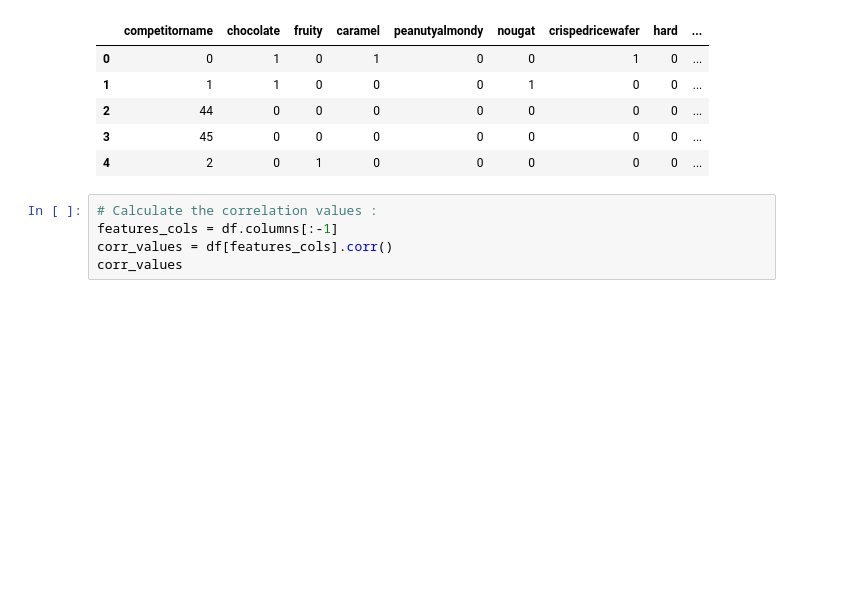
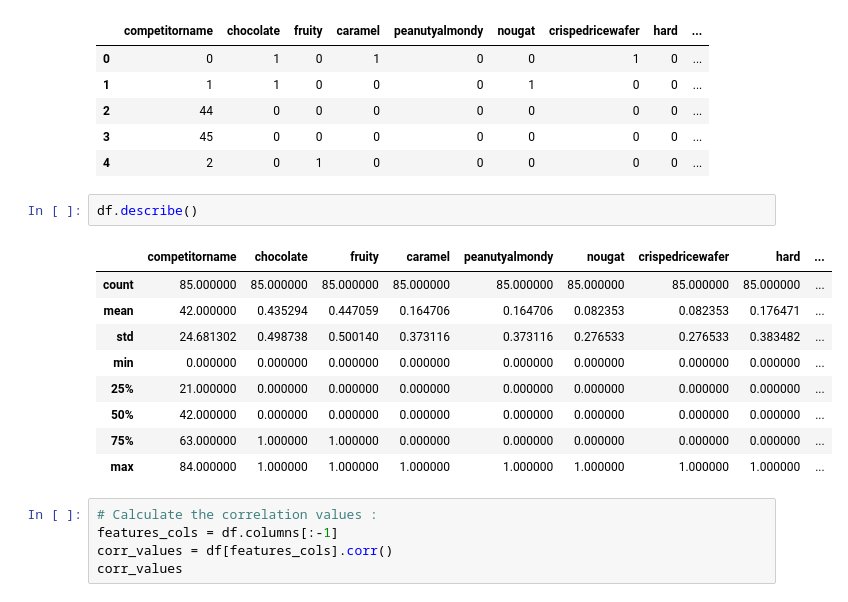
Before and after one commit to mohmaed7777/The-Ultimate-Halloween-Candy-Power-Ranking, a Jupyter notebook: Candy_Classification_by_using_Logistic_Regression_.ipynb, the cells around one changed output. Cells and saved outputs as stored; diff of their text form; blank space fills up the shorter version.

```diff
--- a/Candy_Classification_by_using_Logistic_Regression_.ipynb
+++ b/Candy_Classification_by_using_Logistic_Regression_.ipynb
@@ -153,6 +153,18 @@ df.head()
 | 2 | 44 | 0 | 0 | 0 | 0 | 0 | 0 | 0 | ... |
 | 3 | 45 | 0 | 0 | 0 | 0 | 0 | 0 | 0 | ... |
 | 4 | 2 | 0 | 1 | 0 | 0 | 0 | 0 | 0 | ... |
+# %%
+df.describe()
+# %% [output]
+|  | competitorname | chocolate | fruity | caramel | peanutyalmondy | nougat | crispedricewafer | hard | ... |
+| count | 85.000000 | 85.000000 | 85.000000 | 85.000000 | 85.000000 | 85.000000 | 85.000000 | 85.000000 | ... |
+| mean | 42.000000 | 0.435294 | 0.447059 | 0.164706 | 0.164706 | 0.082353 | 0.082353 | 0.176471 | ... |
+| std | 24.681302 | 0.498738 | 0.500140 | 0.373116 | 0.373116 | 0.276533 | 0.276533 | 0.383482 | ... |
+| min | 0.000000 | 0.000000 | 0.000000 | 0.000000 | 0.000000 | 0.000000 | 0.000000 | 0.000000 | ... |
+| 25% | 21.000000 | 0.000000 | 0.000000 | 0.000000 | 0.000000 | 0.000000 | 0.000000 | 0.000000 | ... |
+| 50% | 42.000000 | 0.000000 | 0.000000 | 0.000000 | 0.000000 | 0.000000 | 0.000000 | 0.000000 | ... |
+| 75% | 63.000000 | 1.000000 | 1.000000 | 0.000000 | 0.000000 | 0.000000 | 0.000000 | 0.000000 | ... |
+| max | 84.000000 | 1.000000 | 1.000000 | 1.000000 | 1.000000 | 1.000000 | 1.000000 | 1.000000 | ... |
 # %%
 # Calculate the correlation values :
 features_cols = df.columns[:-1]
```
Also changed, not shown: parts of 3 cells of this notebook.
